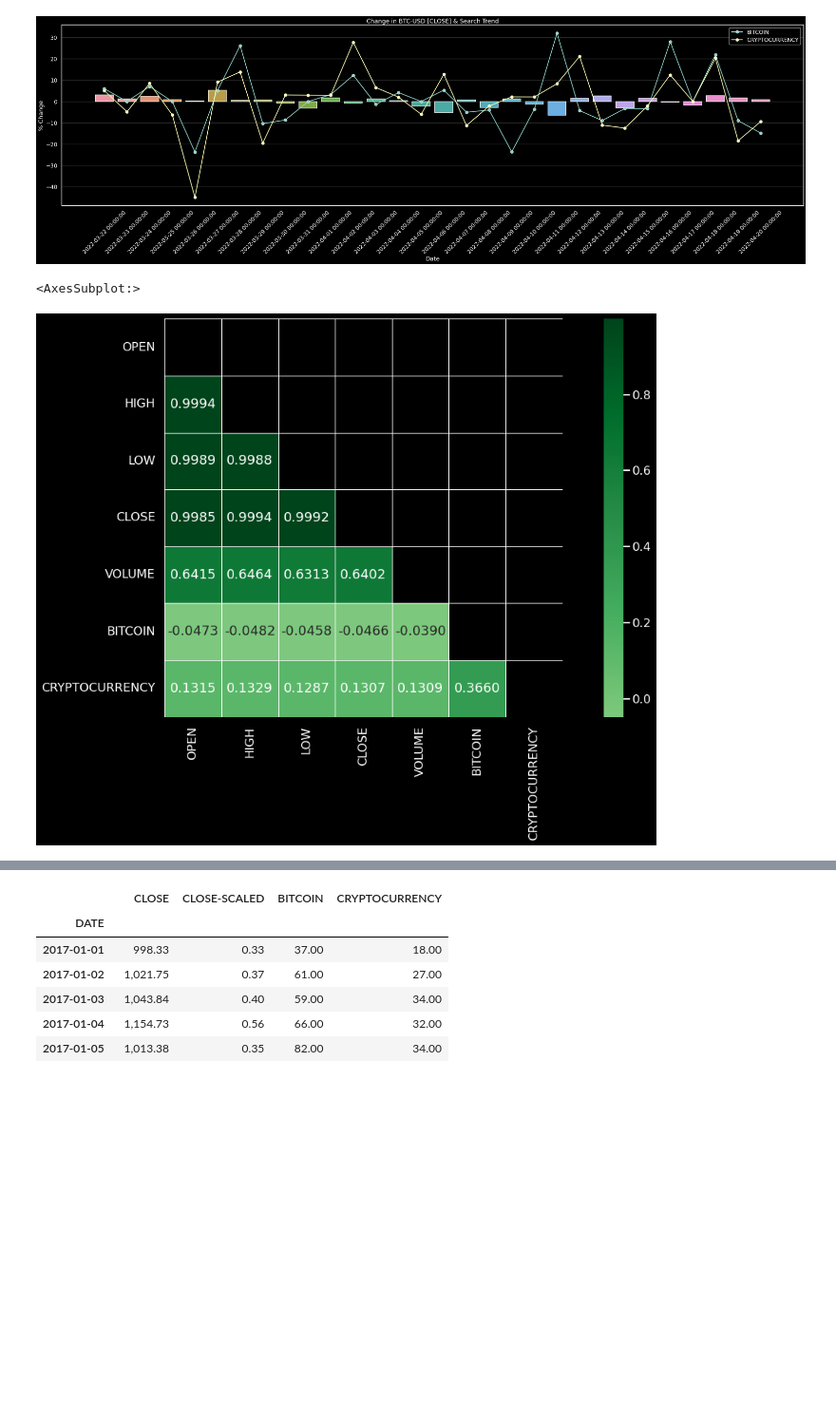
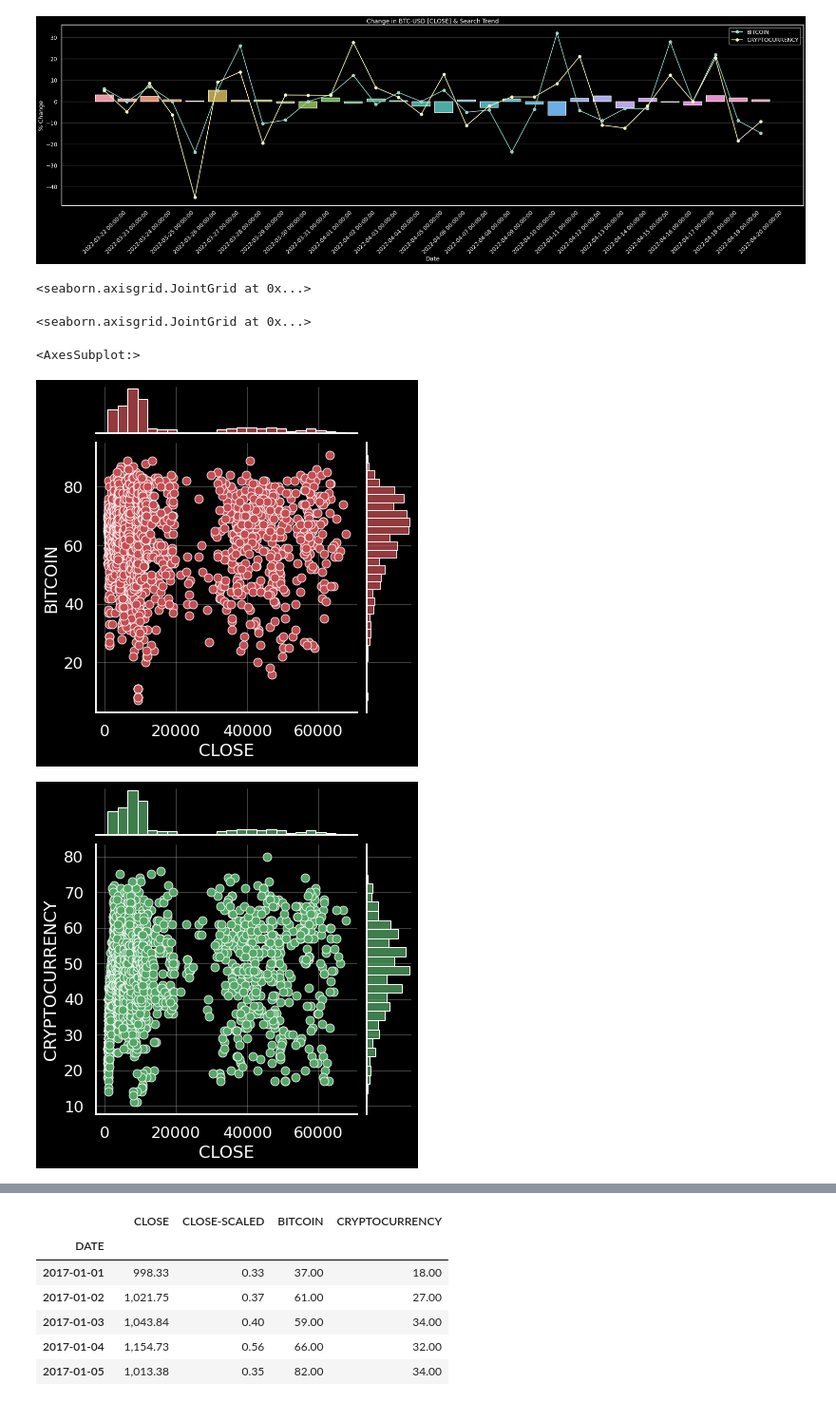
Before and after one commit to crystalcheong/crypto-genie, a Jupyter notebook: 1_DataAnalysis.ipynb, the cells around one changed output, grey strips where cells are left out. Shown at 95% size. Cells and saved outputs as stored; diff of their text form; code cells hidden in the pictures; blank space fills up the shorter version.

```diff
--- a/1_DataAnalysis.ipynb
+++ b/1_DataAnalysis.ipynb
@@ -210,3 +211,13 @@ Text(0.5, 0.98, "Search Term: 'CRYPTOCURRENCY'")
 <AxesSubplot:xlabel='CRYPTOCURRENCY'>
 [figure]
 [figure]
+# %%
+#@title Time Series Visualisation { run: "auto" }
+#@markdown Examining the trends over time
+
+data = deepcopy(rawData)
+
+varCols = [tickerFocusCol, *searchCols]
+fg, ax = plt.subplots(len(varCols), 1, figsize=(40, 10*len(varCols)), constrained_layout = True)
+for idx, col in enumerate(varCols):
+  sb.lineplot(data=data[col], color=colors[idx], ax=ax[idx]).set(title = f"{coinTicker if col == tickerFocusCol else f'Search Trend #{idx}'}")
@@ -212,0 +229,15 @@ Text(0.5, 0.98, "Search Term: 'CRYPTOCURRENCY'")
+# %%
+#@title Search Percentile Range { run: "auto" }
+#@markdown Visualisation the IQR of the search trends
+
+data = deepcopy(rawData)[searchCols]
+
+# # data['Date'.upper()].dt.year
+data.groupby(data.index.year).agg(['min', 'max', 'median', 'mean', 'std'])
+
+data['YEAR'] = data.index.year
+data.reset_index(inplace=True)
+
+fg, ax = plt.subplots(len(searchCols), 1, figsize=(40, 10*len(searchCols)), constrained_layout = True)
+for idx, col in enumerate(searchCols):
+  sb.boxplot(data=data, x='YEAR', y=col, ax=ax[idx]).set(title = f"Search Trend #{idx}")
@@ -247,20 +314,29 @@ Text(0.5, 1.0, 'Change in BTC-USD [CLOSE] & Search Trend')
 # %%
 #@title Data Correlation { run: "auto" }
 #@markdown The relationship between each variable
 
 data = deepcopy(rawData)
+
+# fg, ax = plt.subplots(1, len(searchCols), figsize=(40, 10*len(searchCols)), constrained_layout = True)
+for idx, col in enumerate(searchCols):
+#   sb.jointplot(data=data,x=tickerFocusCol, y=col).set(title = f"Search Trend #{idx}")
+    sb.jointplot(x = data[tickerFocusCol], y = data[col], color = colors[idx])
+
 
 # Correlation
 corrData = data.corr()
 
 # Generate a mask for the upper triangle
 mask = np.zeros_like(corrData, dtype=bool)
 mask[np.triu_indices_from(mask)] = True
 
 # Set up the matplotlib figure
 fg, ax = plt.subplots(figsize=(20, 10))
 # Draw the heatmap with the mask and correct aspect ratio
-sb.heatmap(corrData, annot=True, fmt = '.4f', mask=mask, center=0, square=True, linewidths=.5, cmap="Greens")
+sb.heatmap(corrData, annot=True, fmt = '.4f', mask=mask, center=0, square=True, linewidths=.5, cmap="Blues")
 # %% [output]
-<AxesSubplot:>
+<seaborn.axisgrid.JointGrid at 0x...>
+<seaborn.axisgrid.JointGrid at 0x...>
+<AxesSubplot:>
-[figure, old version]
+[figure, new version]
+[figure, added]
```
Also changed, not shown: parts of 5 cells of this notebook.
